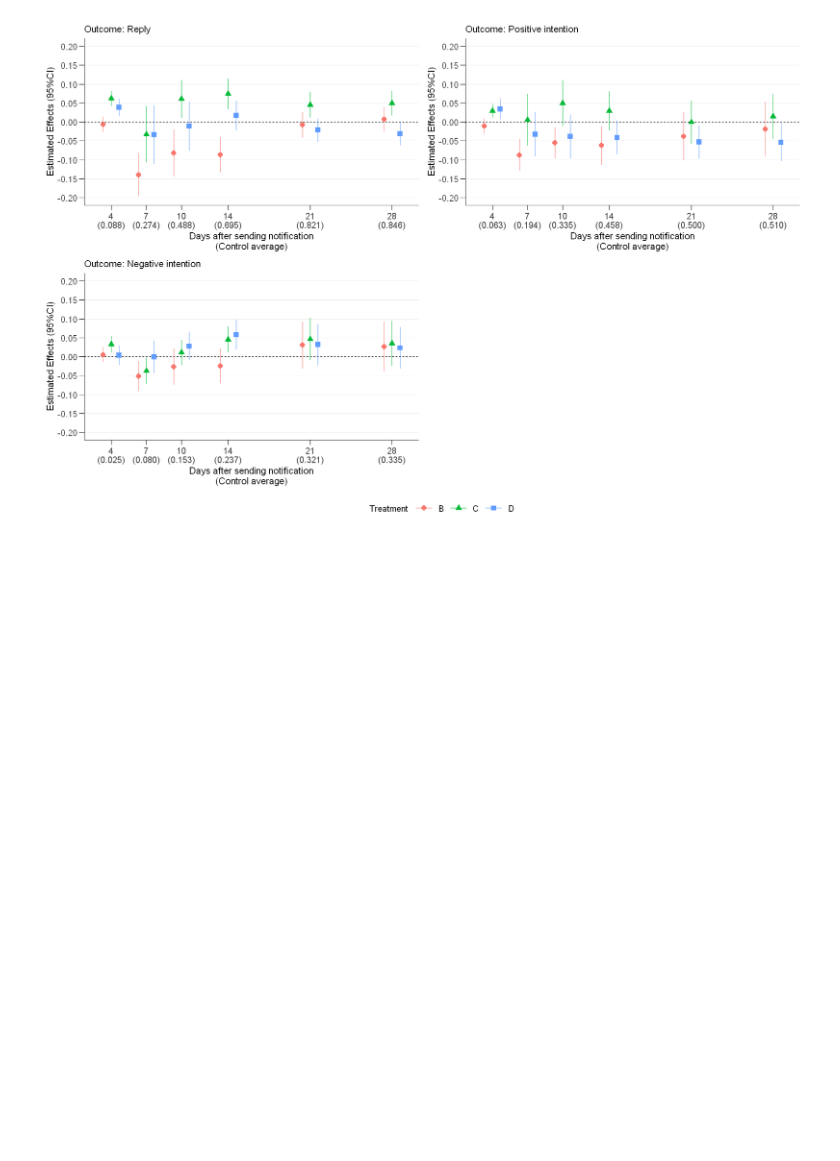
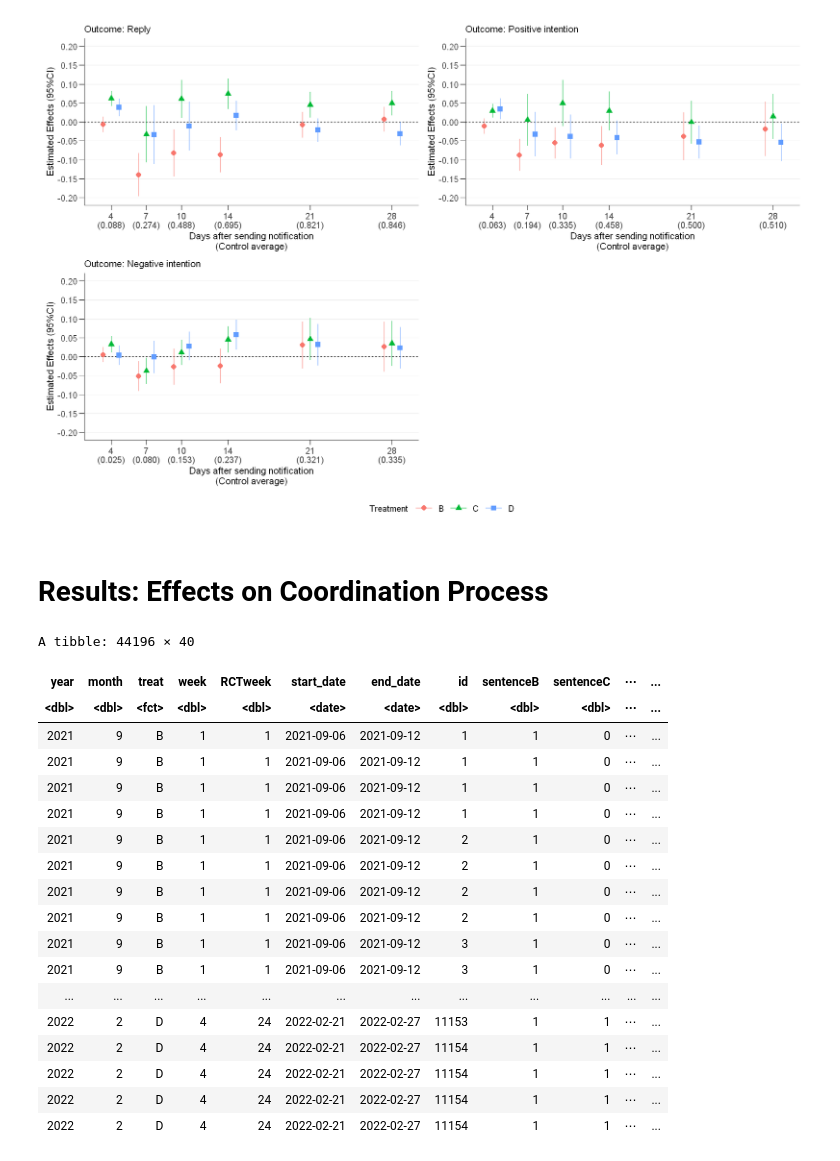
Before and after one commit to JMDP-behavioral-economics/RCT-Nudge, a Jupyter notebook: notebook/body.ipynb, the cells around one changed output. Drawn from its saved outputs; the diff is of its cells as text; code cells hidden in the pictures; blank space fills up the shorter version.

Commit message:
add: data of coordination process

```diff
--- a/notebook/body.ipynb
+++ b/notebook/body.ipynb
@@ -743,3 +743,48 @@ wrap_plots(plot_list_female, ncol = 2) +
   theme(legend.position = "bottom")
 # %% [output]
 [figure]
+# %% [markdown]
+# Results: Effects on Coordination Process
+# %%
+exclude <- use %>%
+  select(id, starts_with("exg_stop")) %>%
+  pivot_longer(
+    -id,
+    names_to = "outcome", values_to = "exclude",
+    names_prefix = "exg_stop_"
+  )
+
+process <- use %>%
+  select(test, candidate, consent, donate, everything()) %>%
+  pivot_longer(test:donate, names_to = "outcome") %>%
+  dplyr::left_join(exclude, by = c("id", "outcome")) %>%
+  mutate(
+    age_demean = age - mean(rawdt$age),
+    outcome = factor(
+      outcome,
+      levels = unlist(names(outcome_label)[4:7]),
+      labels = unlist(outcome_label[4:7])
+    )
+  )
+
+process
+# %% [output]
+A tibble: 44196 × 40
+| year | month | treat | week | RCTweek | start_date | end_date | id | sentenceB | sentenceC | ⋯ | ... |
+| <dbl> | <dbl> | <fct> | <dbl> | <dbl> | <date> | <date> | <dbl> | <dbl> | <dbl> | ⋯ | ... |
+| 2021 | 9 | B | 1 | 1 | 2021-09-06 | 2021-09-12 | 1 | 1 | 0 | ⋯ | ... |
+| 2021 | 9 | B | 1 | 1 | 2021-09-06 | 2021-09-12 | 1 | 1 | 0 | ⋯ | ... |
+| 2021 | 9 | B | 1 | 1 | 2021-09-06 | 2021-09-12 | 1 | 1 | 0 | ⋯ | ... |
+| 2021 | 9 | B | 1 | 1 | 2021-09-06 | 2021-09-12 | 1 | 1 | 0 | ⋯ | ... |
+| 2021 | 9 | B | 1 | 1 | 2021-09-06 | 2021-09-12 | 2 | 1 | 0 | ⋯ | ... |
+| 2021 | 9 | B | 1 | 1 | 2021-09-06 | 2021-09-12 | 2 | 1 | 0 | ⋯ | ... |
+| 2021 | 9 | B | 1 | 1 | 2021-09-06 | 2021-09-12 | 2 | 1 | 0 | ⋯ | ... |
+| 2021 | 9 | B | 1 | 1 | 2021-09-06 | 2021-09-12 | 2 | 1 | 0 | ⋯ | ... |
+| 2021 | 9 | B | 1 | 1 | 2021-09-06 | 2021-09-12 | 3 | 1 | 0 | ⋯ | ... |
+| 2021 | 9 | B | 1 | 1 | 2021-09-06 | 2021-09-12 | 3 | 1 | 0 | ⋯ | ... |
+| ... | ... | ... | ... | ... | ... | ... | ... | ... | ... | ... | ... |
+| 2022 | 2 | D | 4 | 24 | 2022-02-21 | 2022-02-27 | 11153 | 1 | 1 | ⋯ | ... |
+| 2022 | 2 | D | 4 | 24 | 2022-02-21 | 2022-02-27 | 11154 | 1 | 1 | ⋯ | ... |
+| 2022 | 2 | D | 4 | 24 | 2022-02-21 | 2022-02-27 | 11154 | 1 | 1 | ⋯ | ... |
+| 2022 | 2 | D | 4 | 24 | 2022-02-21 | 2022-02-27 | 11154 | 1 | 1 | ⋯ | ... |
+| 2022 | 2 | D | 4 | 24 | 2022-02-21 | 2022-02-27 | 11154 | 1 | 1 | ⋯ | ... |
```
